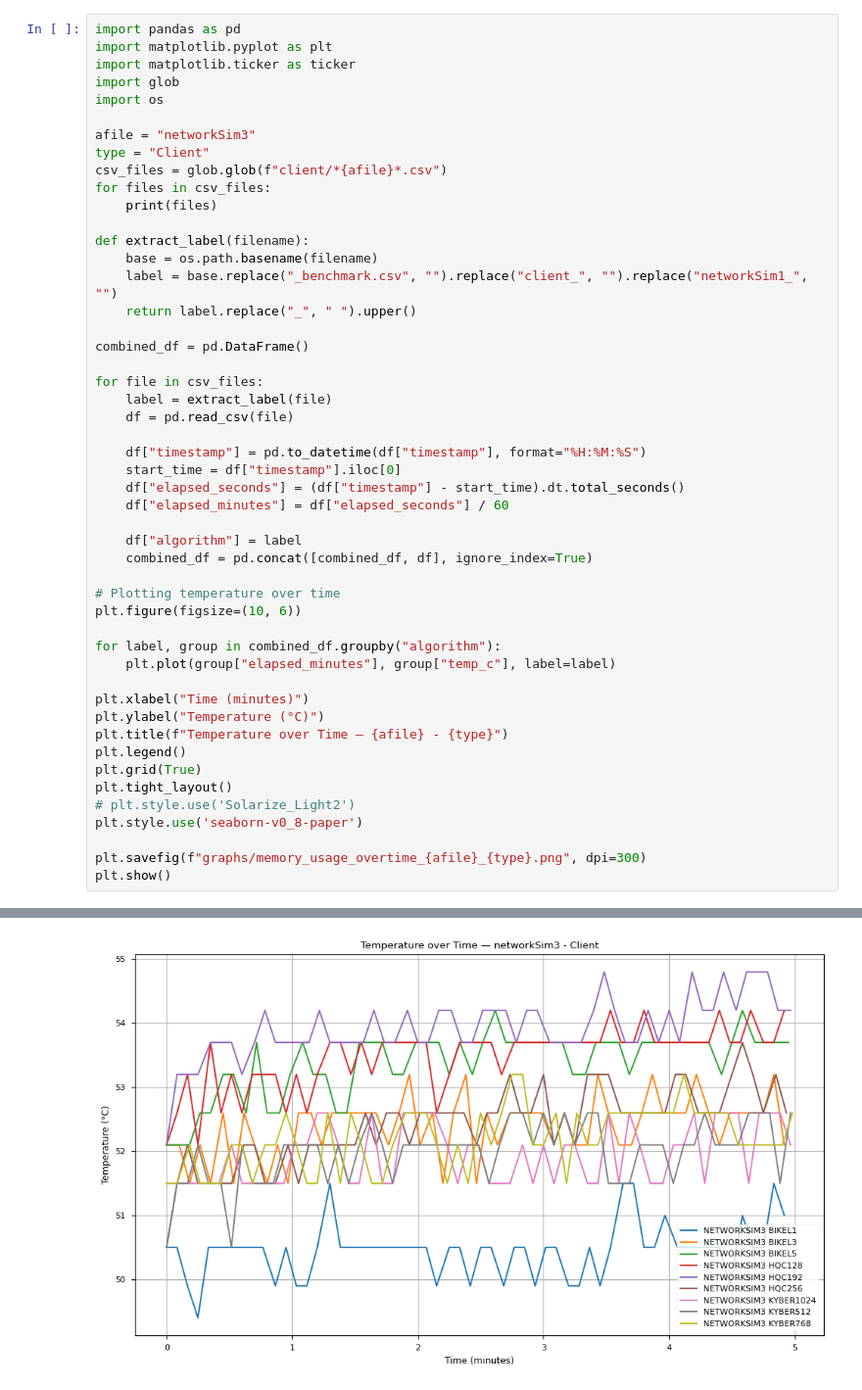
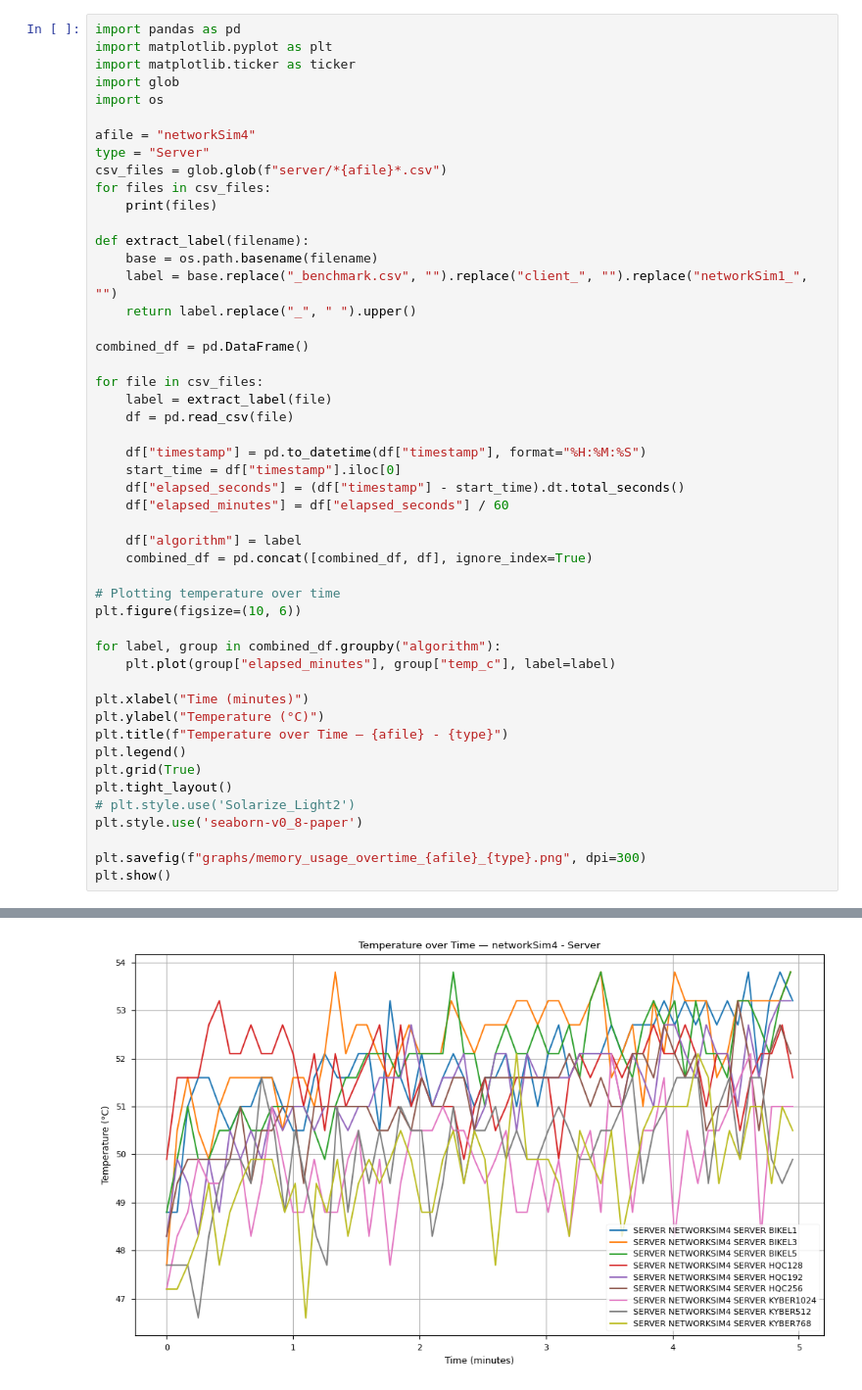
Before and after one commit to IQSeC-Lab/PQC_IoT, a Jupyter notebook: data/Final-latest-results/processor.ipynb, the cells around one changed output, grey strips where cells are left out. Shown at 98% size. Drawn from its saved outputs; the diff is of its cells as text.

```diff
--- a/data/Final-latest-results/processor.ipynb
+++ b/data/Final-latest-results/processor.ipynb
@@ -5,9 +5,9 @@ import matplotlib.ticker as ticker
 import glob
 import os
 
-afile = "networkSim3"
-type = "Client"
-csv_files = glob.glob(f"client/*{afile}*.csv")
+afile = "networkSim4"
+type = "Server"
+csv_files = glob.glob(f"server/*{afile}*.csv")
 for files in csv_files:
     print(files)
 
@@ -60 +60 @@ client/client_networkSim3_client_hqc256_benchmark.csv
-[figure, old version]
+[figure, new version]
```
Also changed, not shown: parts of 9 cells of this notebook, 8 other files.
